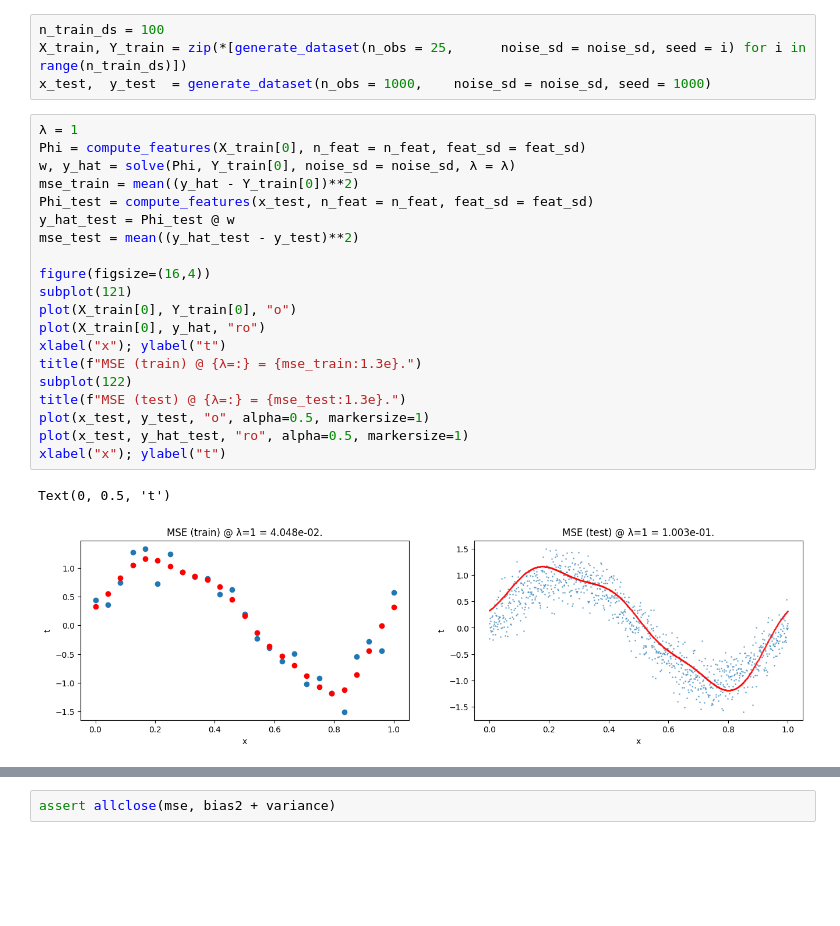
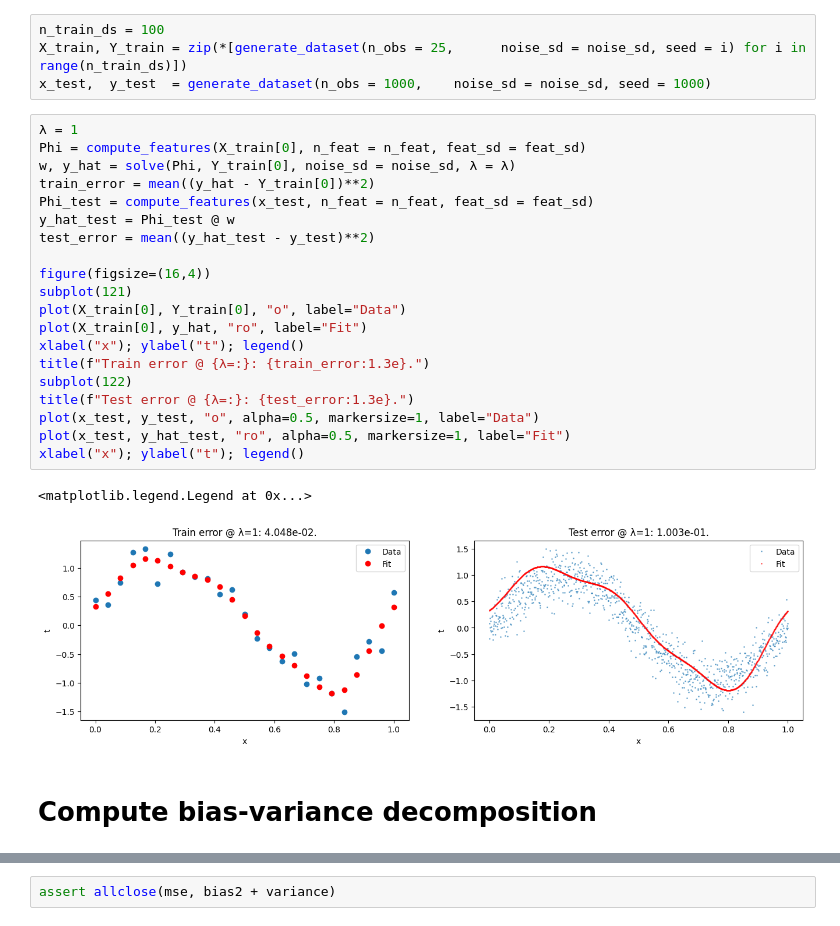
Before and after one commit to stootoon/prml-bias-variance-decomposition, a Jupyter notebook: bias-variance-tradeoff.ipynb, the cells around one changed output, grey strips where cells are left out. Saved outputs shown, nothing was run; the diff lists cells and outputs as text; blank space fills up the shorter version.

```diff
--- a/bias-variance-tradeoff.ipynb
+++ b/bias-variance-tradeoff.ipynb
@@ -80,24 +84,26 @@ x_test,  y_test  = generate_dataset(n_obs = 1000,    noise_sd = noise_sd, seed =
 # %%
 λ = 1
 Phi = compute_features(X_train[0], n_feat = n_feat, feat_sd = feat_sd)
 w, y_hat = solve(Phi, Y_train[0], noise_sd = noise_sd, λ = λ)
-mse_train = mean((y_hat - Y_train[0])**2)
+train_error = mean((y_hat - Y_train[0])**2)
 Phi_test = compute_features(x_test, n_feat = n_feat, feat_sd = feat_sd)
 y_hat_test = Phi_test @ w
-mse_test = mean((y_hat_test - y_test)**2)
+test_error = mean((y_hat_test - y_test)**2)
 
 figure(figsize=(16,4))
 subplot(121)
-plot(X_train[0], Y_train[0], "o")
-plot(X_train[0], y_hat, "ro")
-xlabel("x"); ylabel("t")
-title(f"MSE (train) @ {λ=:} = {mse_train:1.3e}.")
+plot(X_train[0], Y_train[0], "o", label="Data")
+plot(X_train[0], y_hat, "ro", label="Fit")
+xlabel("x"); ylabel("t"); legend()
+title(f"Train error @ {λ=:}: {train_error:1.3e}.")
 subplot(122)
-title(f"MSE (test) @ {λ=:} = {mse_test:1.3e}.")
-plot(x_test, y_test, "o", alpha=0.5, markersize=1)
-plot(x_test, y_hat_test, "ro", alpha=0.5, markersize=1)
-xlabel("x"); ylabel("t")
+title(f"Test error @ {λ=:}: {test_error:1.3e}.")
+plot(x_test, y_test, "o", alpha=0.5, markersize=1, label="Data")
+plot(x_test, y_hat_test, "ro", alpha=0.5, markersize=1, label="Fit")
+xlabel("x"); ylabel("t"); legend()
 # %% [output]
-Text(0, 0.5, 't')
+<matplotlib.legend.Legend at 0x...>
-[figure, old version]
+[figure, new version]
+# %% [markdown]
+# Compute bias-variance decomposition
 # %%
```
Also changed, not shown: parts of 4 cells of this notebook.
